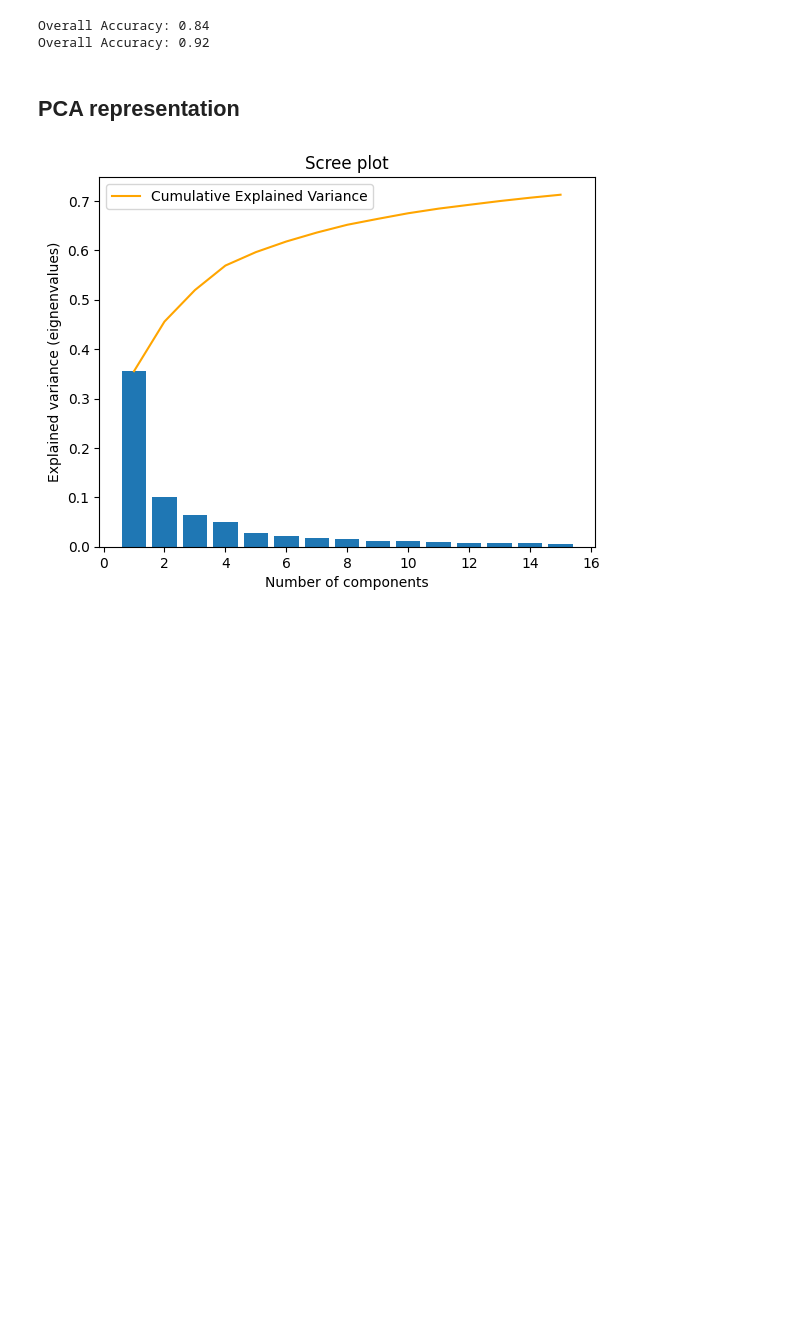
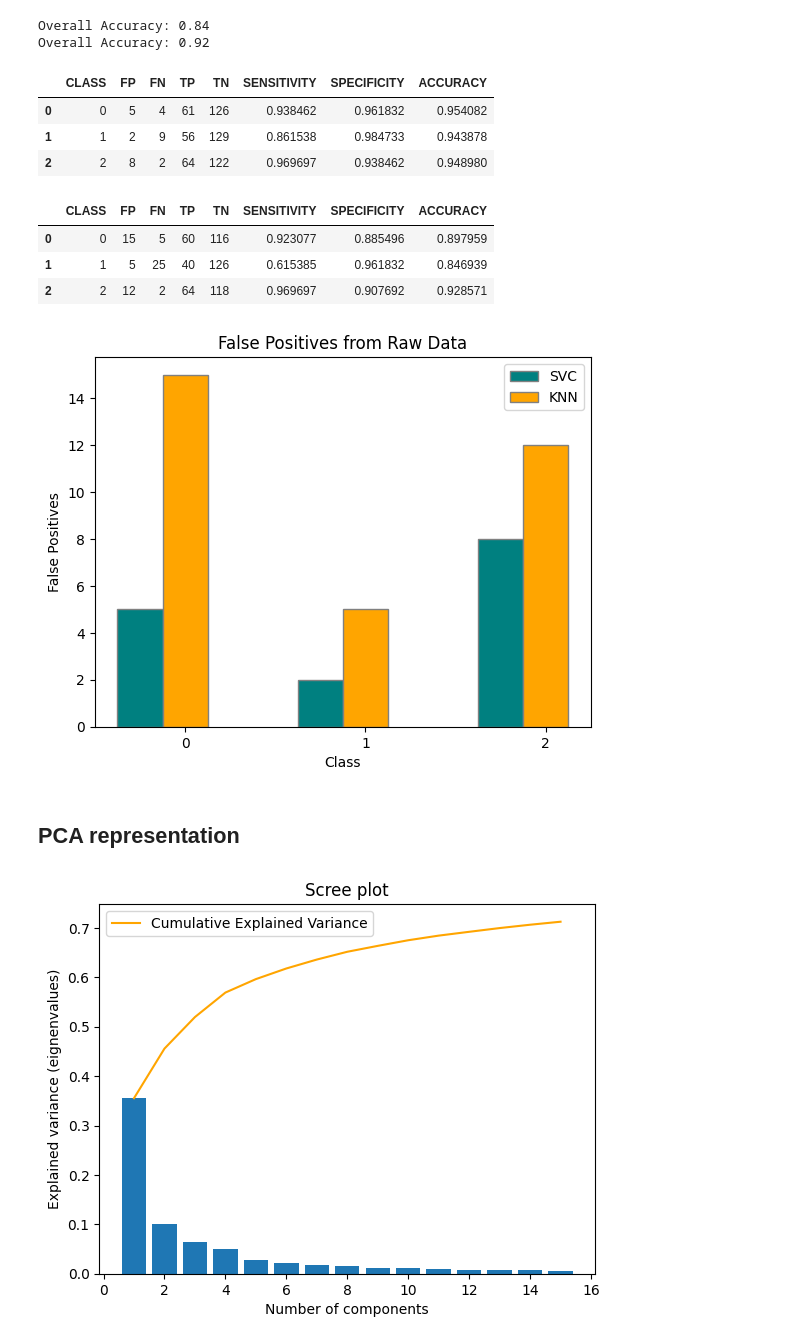
Before and after one commit to uysiri/604-finalproject, a Jupyter notebook: 604finalproject.ipynb, the cells around one changed output. Saved outputs shown, nothing was run; the diff lists cells and outputs as text; code cells hidden in the pictures; blank space fills up the shorter version.

```diff
--- a/604finalproject.ipynb
+++ b/604finalproject.ipynb
@@ -198,3 +208,42 @@ knn_df.set_index('CLASS', inplace=True)
+# %%
+svc_df = pd.read_csv("svc_df.csv")
+knn_df = pd.read_csv("knn_df.csv")
+# %%
+svc_df
+# %% [output]
+|  | CLASS | FP | FN | TP | TN | SENSITIVITY | SPECIFICITY | ACCURACY |
+| 0 | 0 | 5 | 4 | 61 | 126 | 0.938462 | 0.961832 | 0.954082 |
+| 1 | 1 | 2 | 9 | 56 | 129 | 0.861538 | 0.984733 | 0.943878 |
+| 2 | 2 | 8 | 2 | 64 | 122 | 0.969697 | 0.938462 | 0.948980 |
+# %%
+knn_df
+# %% [output]
+|  | CLASS | FP | FN | TP | TN | SENSITIVITY | SPECIFICITY | ACCURACY |
+| 0 | 0 | 15 | 5 | 60 | 116 | 0.923077 | 0.885496 | 0.897959 |
+| 1 | 1 | 5 | 25 | 40 | 126 | 0.615385 | 0.961832 | 0.846939 |
+| 2 | 2 | 12 | 2 | 64 | 118 | 0.969697 | 0.907692 | 0.928571 |
+# %%
+barWidth = 0.25
+br1 = np.arange(len(svc_df))
+br2 = [x + barWidth for x in br1]
+
+# Make the plot
+plt.bar(br1, svc_df.FP, color ='teal', width = barWidth,
+        edgecolor ='grey', label ='SVC')
+plt.bar(br2, knn_df.FP, color ='orange', width = barWidth,
+        edgecolor ='grey', label ='KNN')
+
+# Adding Xticks
+plt.xlabel('Class')
+plt.ylabel('False Positives')
+plt.title('False Positives from Raw Data')
+plt.xticks([r + barWidth for r in range(len(svc_df))],
+        ['0', '1', '2'])
+
+plt.legend()
+plt.show()
+# %% [output]
+[figure, added]
 # %% [markdown]
 ## PCA representation
 # %%
```
Also changed, not shown: parts of 54 cells of this notebook, 11 other files.
